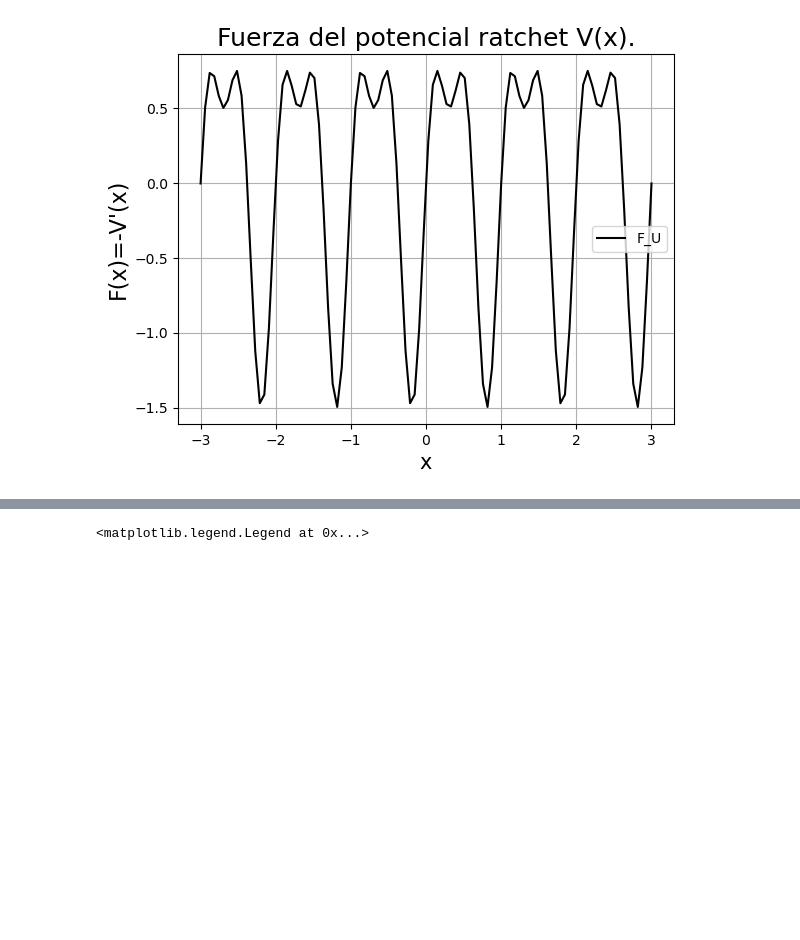
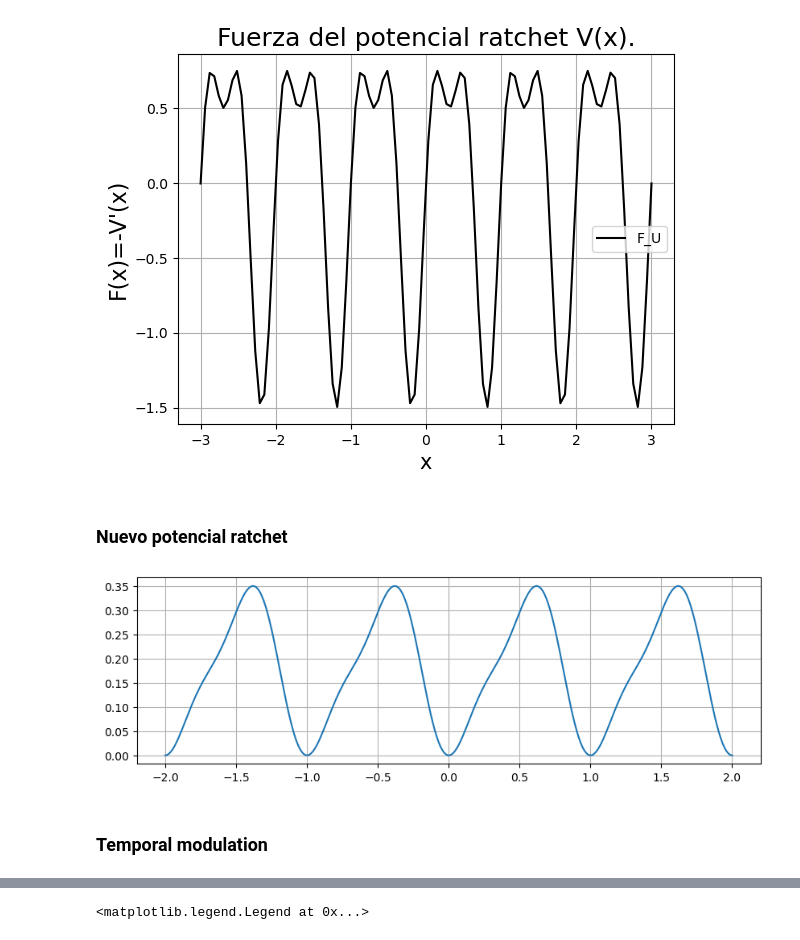
Before and after one commit to galois1915/Modeling-in-Nature-Science, a Jupyter notebook: motor-brownian.ipynb, the cells around one changed output, grey strips where cells are left out. Saved outputs shown, nothing was run; the diff lists cells and outputs as text; code cells hidden in the pictures; blank space fills up the shorter version.

```diff
--- a/motor-brownian.ipynb
+++ b/motor-brownian.ipynb
@@ -56,3 +58,31 @@ plt.legend()
 # %% [output]
 <matplotlib.legend.Legend at 0x...>
 [figure]
+# %% [markdown]
+### Nuevo potencial ratchet
+# %%
+class v_ratchet:
+    def __init__(self, x, VO, C, xo, L):
+        self.VO = VO
+        self.C = C
+        self.xo = xo
+        self.L = L
+        self.x = x
+
+    def value(self):
+        term1 = np.sin(2*np.pi*(self.x-self.xo))
+        term2 = 1/4*np.sin(4*np.pi*(self.x-self.xo))
+        return -self.VO*(self.C + term1 + term2)
+# %%
+potencial = v_ratchet(x, VO=1/(2*np.pi), C=-1.1, xo=-0.19, L=1)
+# %%
+x = np.linspace(-2,2,300)
+potencial.x = x
+
+plt.figure(figsize=(10,3))
+plt.plot(x, potencial.value())
+plt.grid()
+# %% [output]
+[figure, added]
+# %% [markdown]
+### Temporal modulation
```
Also changed, not shown: parts of 17 cells of this notebook, 1 other file.
